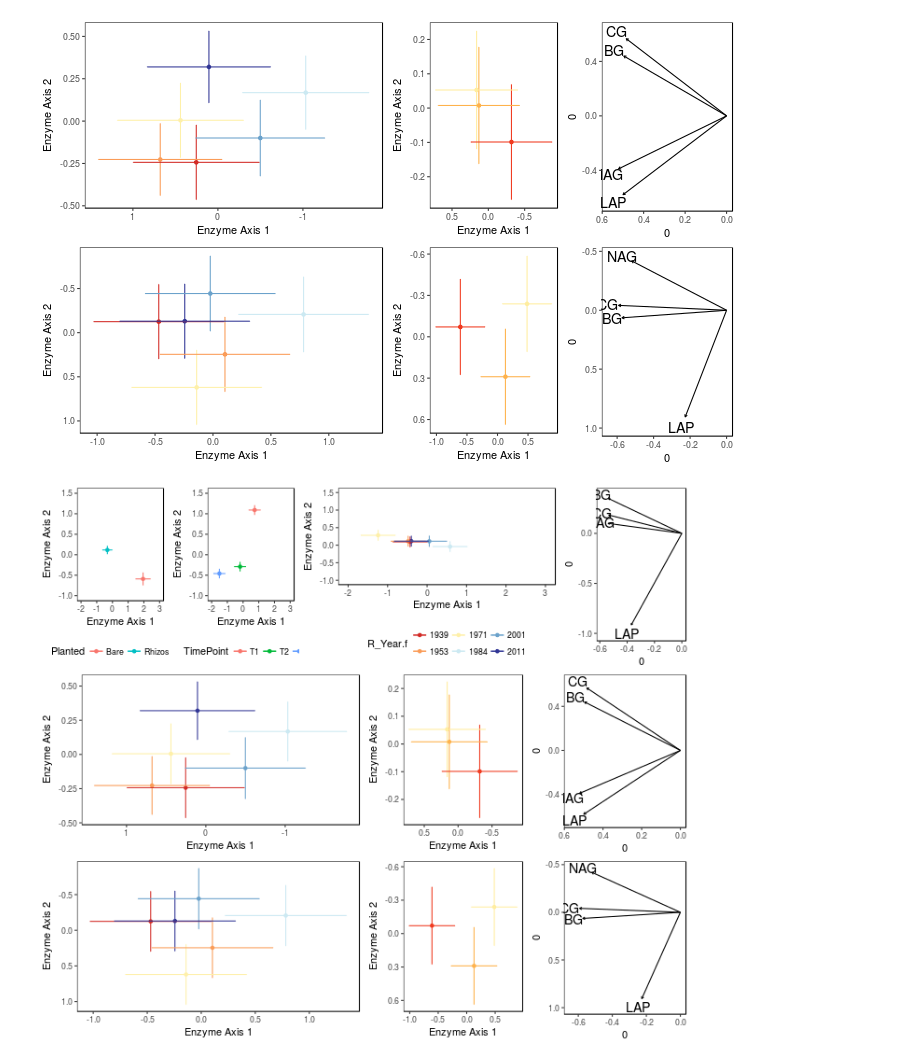
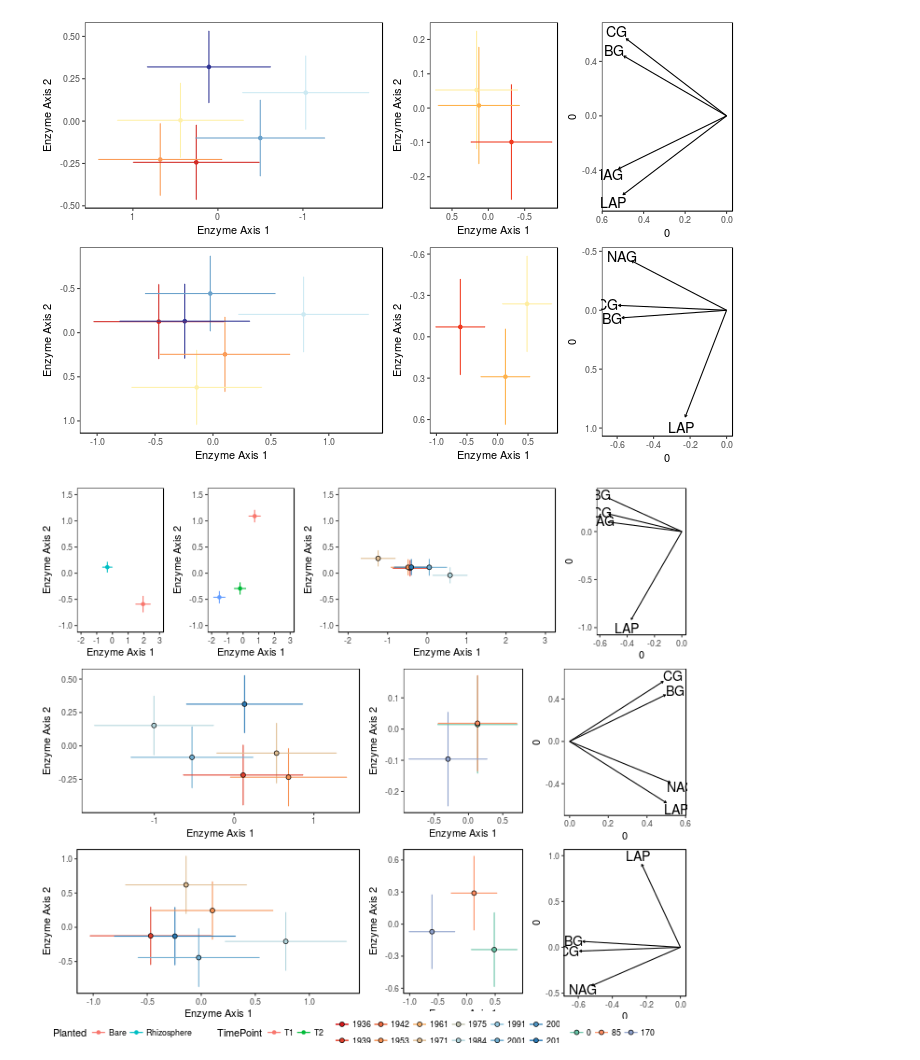
Before and after one commit to bdemmett/ERAhybrids, a Jupyter notebook: notebooks/EnzymeOrdination.ipynb, the cells around one changed output. Drawn from its saved outputs; the diff is of its cells as text; code cells hidden in the pictures.

```diff
--- a/notebooks/EnzymeOrdination.ipynb
+++ b/notebooks/EnzymeOrdination.ipynb
@@ -1695,14 +1821,17 @@ Fert.lsm.df
 # %%
 %%R -w 400 -h 200
 pF.3 = ggplot(Fert.lsm.df, aes(x = Axis1.lsmean, y = Axis2.lsmean, color = Fert)) +
-    scale_color_manual(values = FertColors) +
-    geom_point()+
+  scale_color_manual(values = FertColors)+
+    scale_fill_manual(values = FertColors)+
     theme_pub()+
     geom_errorbar(aes(ymin = Axis2.lsmean - Axis2.SE, ymax = Axis2.lsmean + Axis2.SE, color = Fert),
                 width = .002) +
     geom_errorbarh(aes(xmin = Axis1.lsmean - Axis1.SE, xmax = Axis1.lsmean + Axis1.SE, color = Fert),
                 height = .002) +
+     geom_point(aes(fill = Fert), color = "black", shape = 21, size = 2)+#pch = 21, color = "black")+
     theme(legend.position = "none")+
+    guides(fill = guide_legend(title = NULL, title.position = NULL, ncol = 3))+
+    guides(color = guide_legend(title = NULL, title.position = NULL, ncol = 3))+
     xlab("Enzyme Axis 1")+
     ylab("Enzyme Axis 2")#
 pF.3
@@ -1873,9 +2002,14 @@ write.csv(sigtab, file = '/home/bryan/ERA/data/MiSeq/20170417_run1/DESeq2/l2f_en
 # %% [markdown]
 ## Arrange figure
 * Note that axis 1 is flipped in T2 and axis 1 and 2 are flipped in T3 so that loadings all point in the same direction
+# %%
+%%R
+#Fert
+tmp1 = pF.1 + theme(legend.position = "bottom")
+FertLegend = g_legend(tmp1)
 # %%
 %%R -w 700 -h 500
-grid.arrange(pG.1, pF.1, pA.1, pG.3,pF.3, pA.3, ncol = 3, widths = c(2,1,1))
+GridT1_3 =grid.arrange(pG.1, pF.1, pA.1, pG.3,pF.3, pA.3, ncol = 3, widths = c(2,1,1))
 ## Use code below for figure that includes R2
 #LM = rbind(c(1,1,2), c(3,3,NA), c(4,4,5))
 #grid.arrange(pG.1, pF.1, pG.2, pG.3,pF.3, ncol = 2, layout_matrix = LM , heights = c(1.5,2, 1.5))
@@ -1884,21 +2018,23 @@ grid.arrange(pG.1, pF.1, pA.1, pG.3,pF.3, pA.3, ncol = 3, widths = c(2,1,1))
 # %%
 %%R -w 700 -h 450
-#flip axes for consistency with T2 figure:
-#T1 needs x axis reversed
-pG.1a = pG.1 + scale_x_reverse()
-pF.1a = pF.1 + scale_x_reverse()
-pA.1a = pA.1 + scale_x_reverse()
+# #flip axes for consistency with T2 figure:
+# #T1 needs x axis reversed
+# pG.1a = pG.1 + scale_x_reverse()
+# pF.1a = pF.1 + scale_x_reverse()
+# pA.1a = pA.1 + scale_x_reverse()
 
-#T3 needs y axis reversed
-pG.3a = pG.3 + scale_y_reverse()
-pF.3a = pF.3 + scale_y_reverse()
-pA.3a = pA.3 + scale_y_reverse()
+# #T3 needs y axis reversed
+# pG.3a = pG.3 + scale_y_reverse()
+# pF.3a = pF.3 + scale_y_reverse()
+# pA.3a = pA.3 + scale_y_reverse()
 
-GridT1_3 = grid.arrange(pG.1a, pF.1a, pA.1a, pG.3a,pF.3a, pA.3a, ncol = 3, widths = c(2,1,1))
+# GridT1_3 = grid.arrange(pG.1a, pF.1a, pA.1a, pG.3a,pF.3a, pA.3a, ncol = 3, widths = c(2,1,1))
 # %% [output]
 [figure]
 # %%
 %%R -w 700 -h 600
-grid.arrange(GCore, GridT1_3, ncol = 1, heights = c(1,2))
+MLeg = plot_grid(STLeg, TimeLeg, GenLeg, FertLegend, ncol = 4)
+grid.arrange(GCore, GridT1_3,MLeg, ncol = 1, heights = c(1,2,.1))
+#plot_grid(TopRow, MLeg) # ncols = 1, heights = c(6,.5))
 # %% [output]
-[figure, old version]
+[figure, new version]
```
Also changed, not shown: parts of 23 cells of this notebook, 5 other files.
